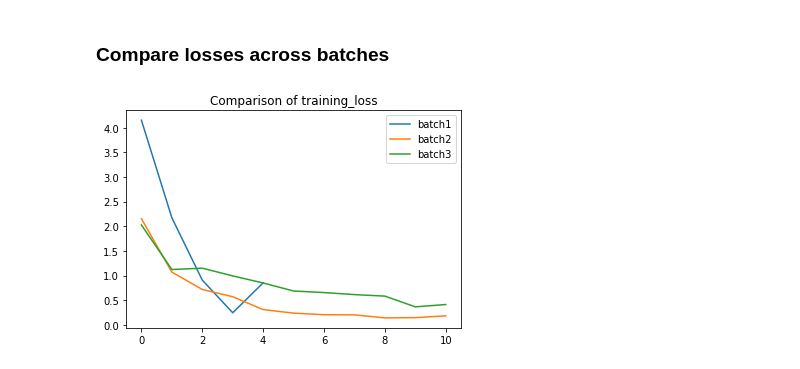
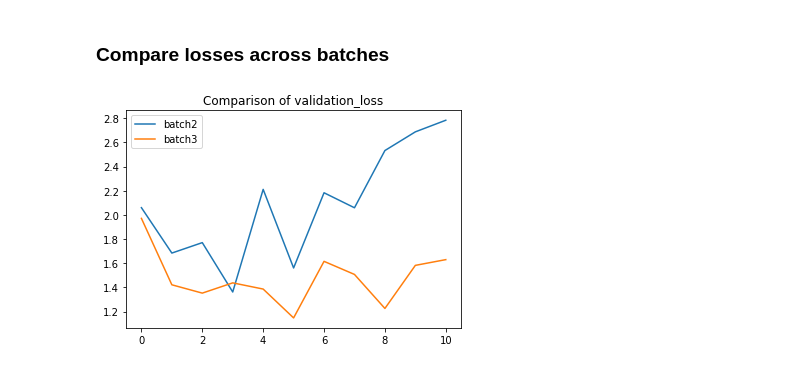
Before and after one commit to ConvAF/NovaAI, a Jupyter notebook: chatbot/notebooks/fine_tuning_viz.ipynb, the cells around one changed output. Saved outputs shown, nothing was run; the diff lists cells and outputs as text; code cells hidden in the pictures.

```diff
--- a/chatbot/notebooks/fine_tuning_viz.ipynb
+++ b/chatbot/notebooks/fine_tuning_viz.ipynb
@@ -142,7 +147,7 @@ history = add_to_history(batch3, 'batch3')
 # %%
 # possible metrics to compare
 metrics = ["training_loss", "training_token_accuracy", "validation_loss", "validation_token_accuracy"]
 
-compare_histories(metrics[0])
+compare_histories(metrics[2])
 # %% [output]
-[figure, old version]
+[figure, new version]
```
Also changed, not shown: parts of 4 cells of this notebook.
